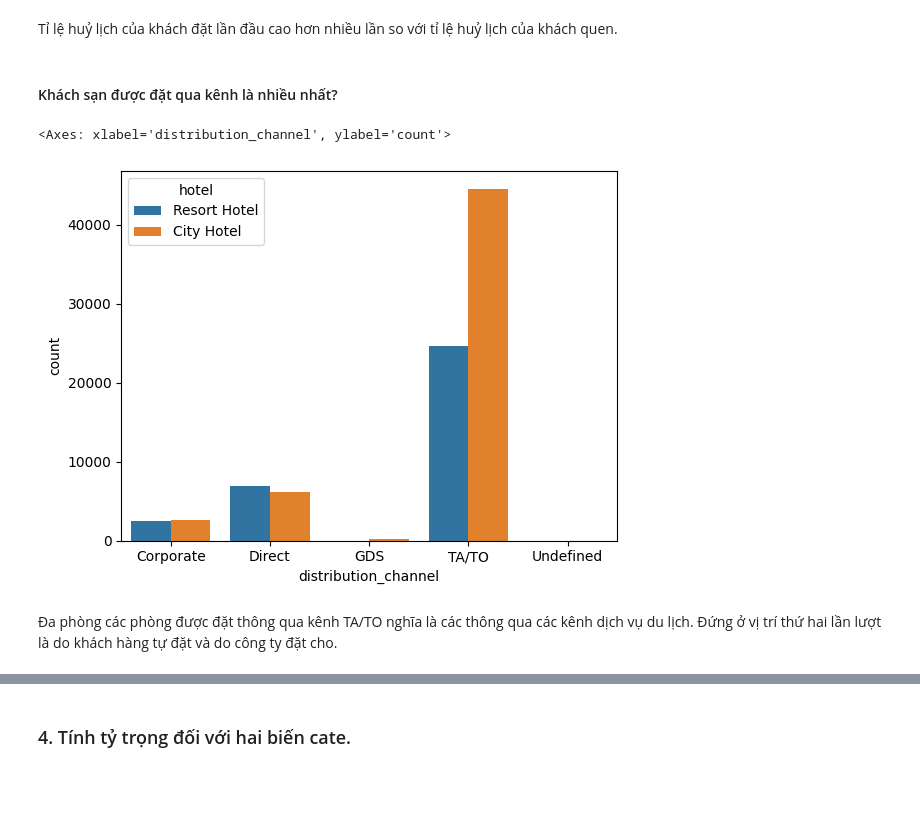
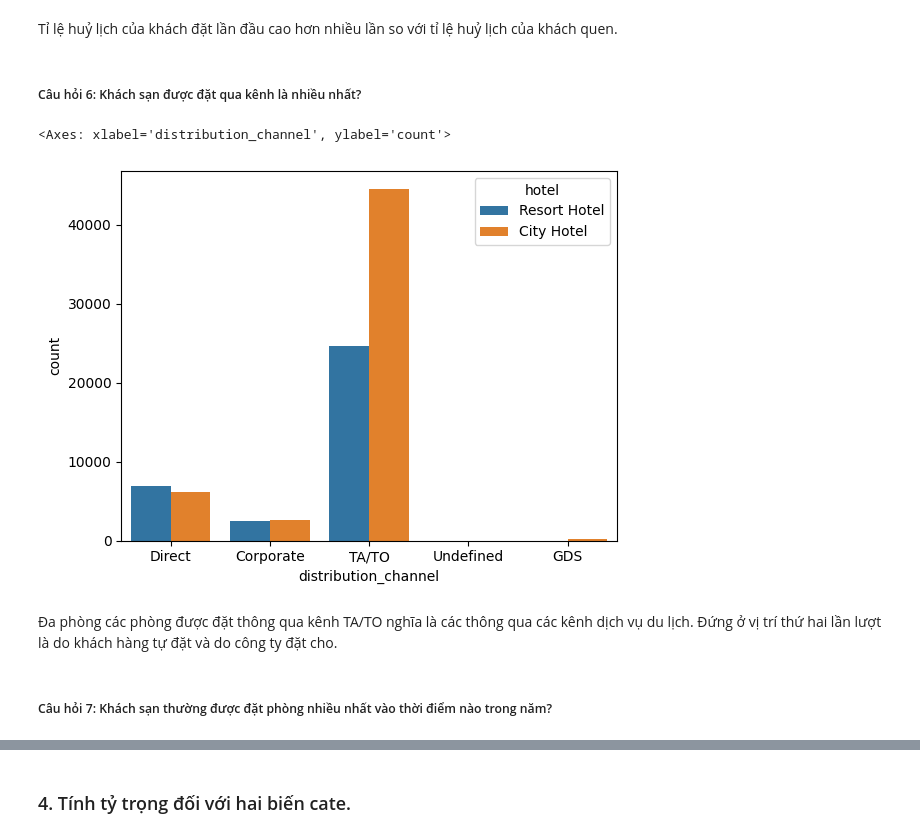
Before and after one commit to phongan1x5/DataVis_Project-Lab, a Jupyter notebook: Teacher_sample/MyHotel.ipynb, the cells around one changed output, grey strips where cells are left out. Saved outputs shown, nothing was run; the diff lists cells and outputs as text; code cells hidden in the pictures; blank space fills up the shorter version.

Commit message:
Done My hotel

```diff
--- a/Teacher_sample/MyHotel.ipynb
+++ b/Teacher_sample/MyHotel.ipynb
@@ -101,4 +104,7 @@ pdf = pdf.drop_duplicates()
 # %% [markdown]
 ### 6. Fill missing rate.
 # %%
-pdf = pdf.fillna(-1)
+agent_mode = pdf['agent'].mode()[0]
+children_mode = pdf['children'].mode()[0]
+pdf.loc[:, ['agent', 'children']] = pdf[['agent', 'children']].fillna(value={'agent': agent_mode, 'children': children_mode})
+pdf = pdf.drop('company', axis=1)
@@ -187,6 +195,9 @@ min          0.000000
 99%          3.000000
 max          5.000000
 Name: total_of_special_requests, dtype: float64
+# %%
+pdf = pdf[pdf['adr'] >= 0]
+pdf = pdf[pdf['adr'] < 5400]
 # %% [markdown]
 ### 3. Phân tích phân phối đối biến num
 # %% [markdown]
@@ -284,7 +336,8 @@ Lead time có xu hướng tỉ lệ nghịch với booking_changes
 # %%
+pdf['total_stay_night'] = pdf['stays_in_week_nights'] + pdf['stays_in_weekend_nights']
 fig, ax = plt.subplots(figsize=(20, 20))
-ax = sns.scatterplot(data=pdf, x="stays_in_weekend_nights", y="stays_in_week_nights")
-plt.xlabel('stays_in_weekend_nights', size = 15)
-plt.ylabel('stays_in_week_nights', size = 15)
+ax = sns.scatterplot(data=pdf, x="total_stay_night", y="adr")
+plt.xlabel('Total night stayed', size = 15)
+plt.ylabel('Adr', size = 15)
 plt.show()
 # %% [output]
@@ -330,11 +368,13 @@ ax = sns.barplot(x = "is_repeated_guest",
 # %% [markdown]
 Tỉ lệ huỷ lịch của khách đặt lần đầu cao hơn nhiều lần so với tỉ lệ huỷ lịch của khách quen.
 # %% [markdown]
-#### Khách sạn được đặt qua kênh là nhiều nhất?
+##### Câu hỏi 6: Khách sạn được đặt qua kênh là nhiều nhất?
 # %%
-sns.countplot(x = 'distribution_channel', data = pdf.sort_values('distribution_channel'), hue='hotel')
+sns.countplot(x = 'distribution_channel', data = pdf, hue='hotel')
 # %% [output]
 <Axes: xlabel='distribution_channel', ylabel='count'>
-[figure, old version]
+[figure, new version]
 # %% [markdown]
 Đa phòng các phòng được đặt thông qua kênh TA/TO nghĩa là các thông qua các kênh dịch vụ du lịch. Đứng ở vị trí thứ hai lần lượt là do khách hàng tự đặt và do công ty đặt cho.
+# %% [markdown]
+##### Câu hỏi 7: Khách sạn thường được đặt phòng nhiều nhất vào thời điểm nào trong năm?
```
Also changed, not shown: parts of 52 cells of this notebook.
